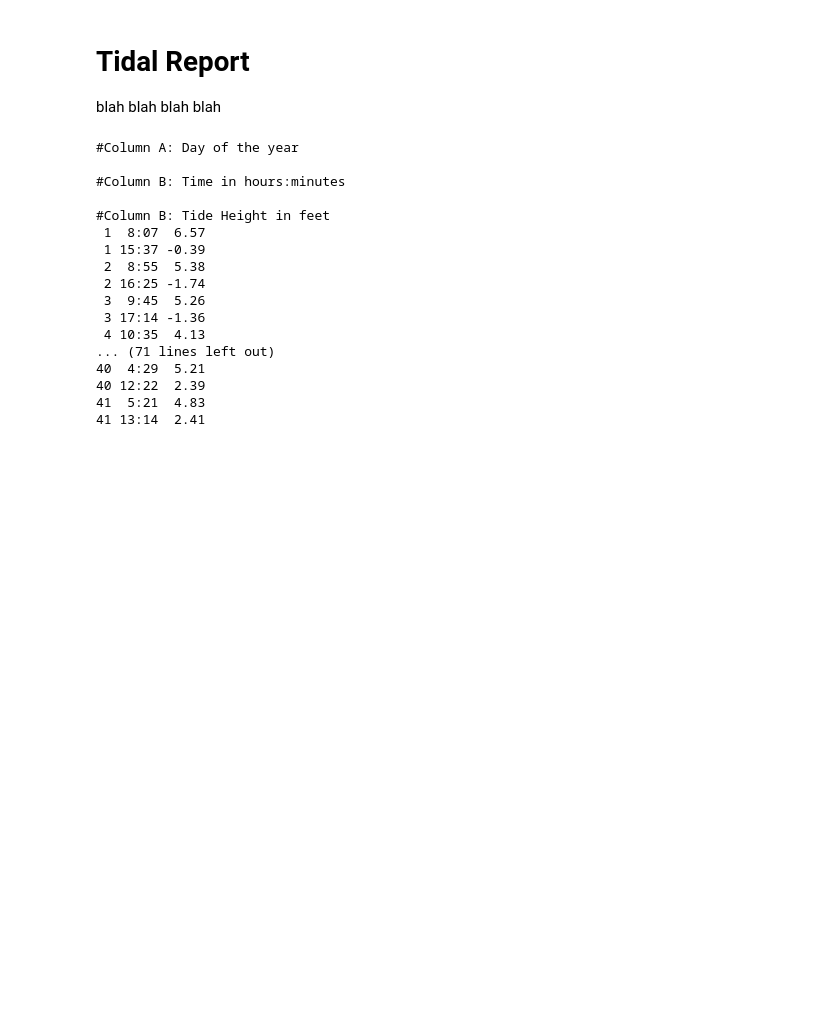
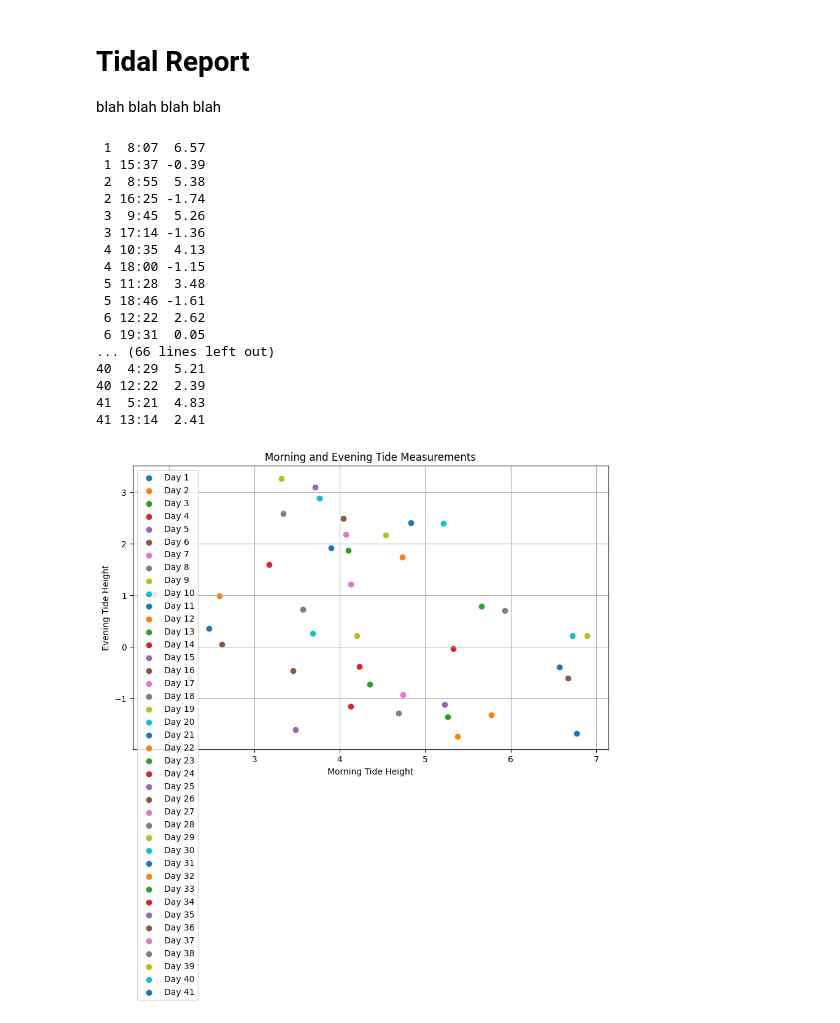
Before and after one commit to portablerug/Group-C, a Jupyter notebook: GroupC_project(1).ipynb, the cells around one changed output. Cells and saved outputs as stored; diff of their text form; code cells hidden in the pictures; blank space fills up the shorter version.

Commit message:
Changes and plots added to program file

```diff
--- a/GroupC_project(1).ipynb
+++ b/GroupC_project(1).ipynb
@@ -9,10 +9,11 @@ import pandas as pd
 # %%
 filename = 'dataset.txt'
 infile = open(filename, 'r')
-
+'''
 #Print the first two lines of the file
 print(infile.readline())
 print(infile.readline())
+'''
 
 #call infile.read()
 print(infile.read())
@@ -20,11 +21,6 @@ print(infile.read())
 #close the file
 infile.close()
 # %% [output]
-#Column A: Day of the year
-
-#Column B: Time in hours:minutes
-
-#Column B: Tide Height in feet
  1  8:07  6.57
  1 15:37 -0.39
  2  8:55  5.38
@@ -32,8 +28,44 @@ infile.close()
  3  9:45  5.26
  3 17:14 -1.36
  4 10:35  4.13
-... (71 lines left out)
+ 4 18:00 -1.15
+ 5 11:28  3.48
+ 5 18:46 -1.61
+ 6 12:22  2.62
+ 6 19:31  0.05
+... (66 lines left out)
 40  4:29  5.21
 40 12:22  2.39
 41  5:21  4.83
 41 13:14  2.41
+# %%
+with open('dataset.txt', 'r') as file:
+    lines = file.readlines()
+
+# Extract day, time, and height from the lines
+data = []
+for line in lines:
+    items = line.strip().split()
+    day, time, height = items
+    data.append({'Day': int(day), 'Time': time, 'Height': float(height)})
+
+# Convert the data to Pandas DataFrame
+df = pd.DataFrame(data)
+
+df['Measurement'] = df.groupby('Day').cumcount() + 1
+df_pivot = df.pivot(index='Day', columns='Measurement', values=['Time', 'Height'])
+
+plt.figure(figsize=(10, 6))
+for day in df_pivot.index:
+    morning_height = df_pivot.loc[day, ('Height', 1)]
+    evening_height = df_pivot.loc[day, ('Height', 2)]
+    plt.scatter(morning_height, evening_height, label=f'Day {day}')
+
+plt.xlabel('Morning Tide Height')
+plt.ylabel('Evening Tide Height')
+plt.title('Morning and Evening Tide Measurements')
+plt.legend()
+plt.grid(True)
+plt.show()
+# %% [output]
+[figure, added]
```
Also changed, not shown: parts of 1 cell of this notebook.
